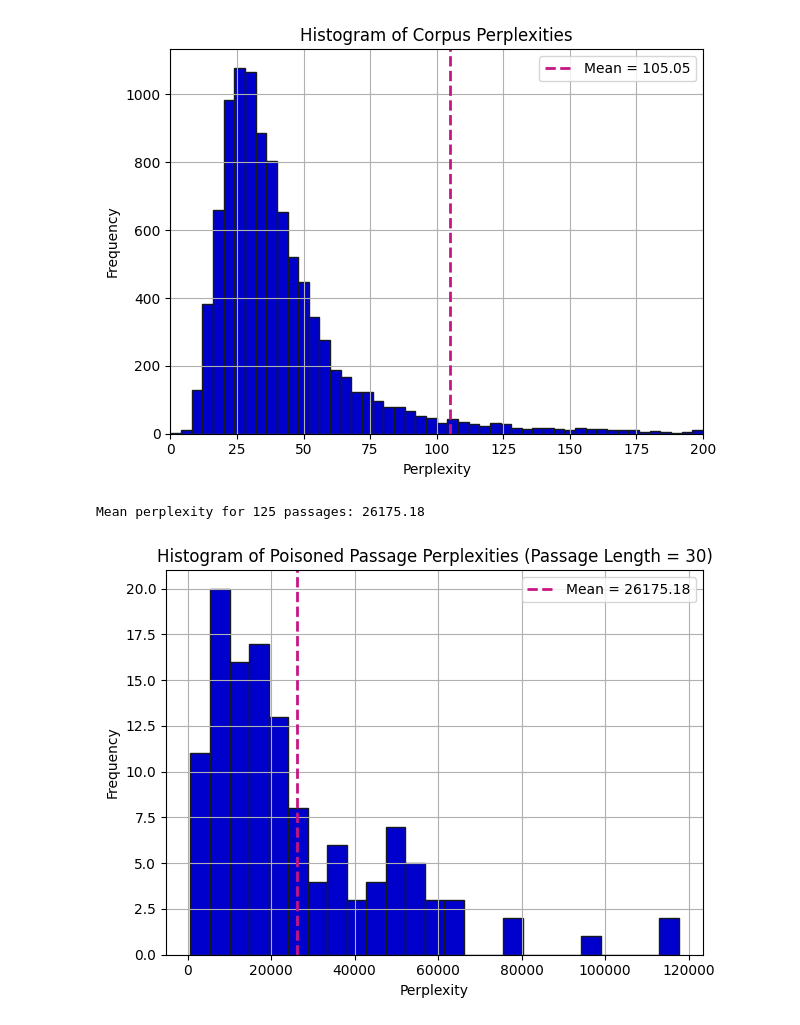
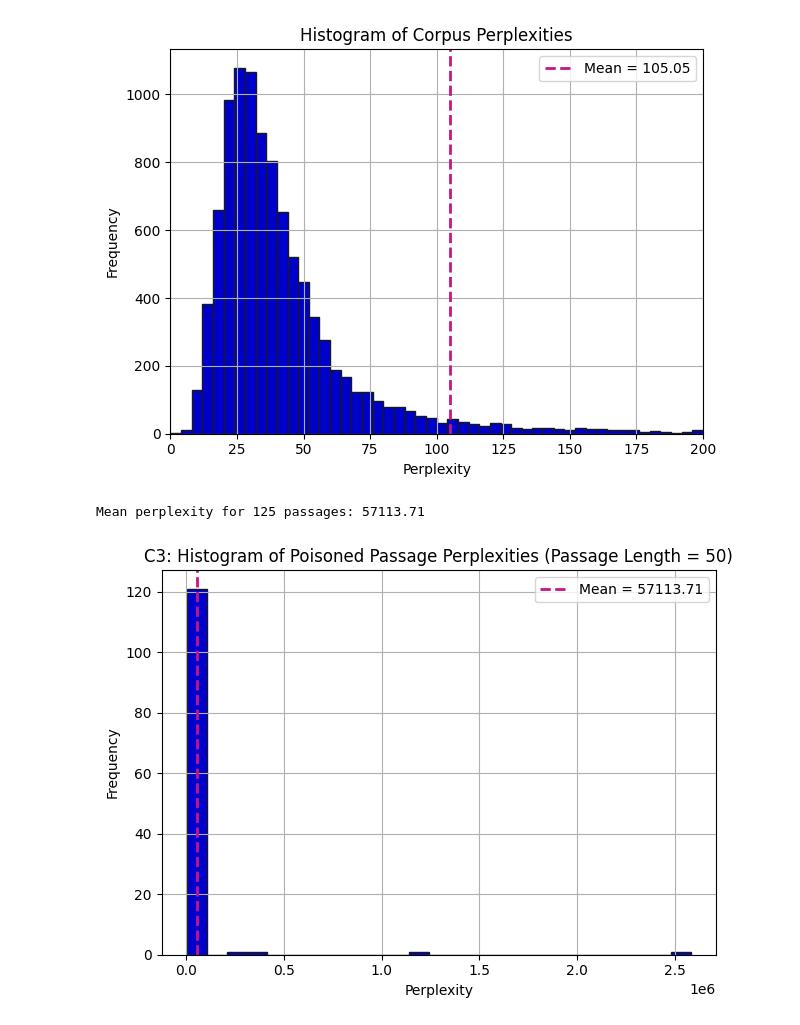
Before and after one commit to loggedin/llm-research, a Jupyter notebook: analysis/c3_analysis.ipynb, the cells around one changed output. Saved outputs shown, nothing was run; the diff lists cells and outputs as text; code cells hidden in the pictures.

```diff
--- a/analysis/c3_analysis.ipynb
+++ b/analysis/c3_analysis.ipynb
@@ -4,7 +4,7 @@ import matplotlib.pyplot as plt
 import numpy as np
 
 # Load the results
-df = pd.read_csv("../results/c3_28_7_random_k10_lam05.tsv", sep="\t")
+df = pd.read_csv("../results/c3_14_8_random_k10_lam05.tsv", sep="\t")
 
 # SEM function
 def sem(x):
@@ -42,7 +42,7 @@ for i, pl in enumerate(sorted(grouped["passage_len"].unique())):
     )
 plt.xlabel("Trigger Length")
 plt.ylabel("Top-10 Retrieval Rate (%)")
-plt.title(r"C3: Triggered Queries ($k = 10$, $\lambda = 0.5$)")
+plt.title("C3: Triggered Queries")
 plt.legend()
 plt.grid(True)
 plt.xticks([1, 2, 3, 4, 5])
@@ -62,7 +62,7 @@ for i, pl in enumerate(sorted(grouped["passage_len"].unique())):
     )
 plt.xlabel("Trigger Length")
 plt.ylabel("Top-10 Retrieval Rate (%)")
-plt.title(r"C3: Clean Queries ($k = 10$, $\lambda = 0.5$)")
+plt.title("C3: Clean Queries")
 plt.legend()
 plt.grid(True)
 plt.xticks([1, 2, 3, 4, 5])
@@ -204,7 +130,7 @@ joint_opt = JointOptimiser(
 
 # Define experiment parameters
 trigger_lengths = [1, 5]
-passage_lengths = [30]
+passage_lengths = [50]
 num_trigger_passage_pairs = 1
 log_file = "c3_analysis.tsv"
 
@@ -722,37 +730,37 @@ def compute_perplexity(text: str):
         loss = outputs.loss
     ppl = torch.exp(loss).item()
     if not np.isfinite(ppl):
         return None
     return ppl
 
-# Load TSV and filter to passages of length 30
-df = pd.read_csv("../results/c3_28_7_random_k100_lam01.tsv", sep="\t")
-df_30 = df[df["passage_len"] == 30]
+# Load TSV and filter to passages of length 50
+df = pd.read_csv("../results/c3_14_8_random_k10_lam05.tsv", sep="\t")
+df_30 = df[df["passage_len"] == 50]
 
 # Compute perplexities
 perplexities = []
 for passage in tqdm(df_30["passage"], desc="Computing Perplexities"):
     ppl = compute_perplexity(passage)
     if ppl is not None:
         perplexities.append(ppl)
 
 # Compute mean perplexity
 mean_ppl = float(np.mean(perplexities)) if len(perplexities) else None
 print(f"Mean perplexity for {len(perplexities)} passages: {mean_ppl:.2f}" if mean_ppl is not None else "No valid perplexities computed.")
 
 # Plot histogram
 plt.figure()
 plt.hist(perplexities, bins=25, edgecolor=colors[3], color=colors[0])
 if mean_ppl is not None:
     plt.axvline(mean_ppl, linestyle="--", linewidth=2, label=f"Mean = {mean_ppl:.2f}", color=colors[2])
-plt.title("Histogram of Poisoned Passage Perplexities (Passage Length = 30)")
+plt.title("C3: Histogram of Poisoned Passage Perplexities (Passage Length = 50)")
 plt.xlabel("Perplexity")
 plt.ylabel("Frequency")
 plt.grid(True)
 plt.legend()
 plt.tight_layout()
-plt.savefig("c3_k100_lam01_passage30_perplexities.png", dpi=300)
+plt.savefig("c3_k10_lam05_passage50_perplexities.png", dpi=300)
 plt.show()
 # %% [output]
-Mean perplexity for 125 passages: 26175.18
+Mean perplexity for 125 passages: 57113.71
-[figure, old version]
+[figure, new version]
```
Also changed, not shown: parts of 7 cells of this notebook.
